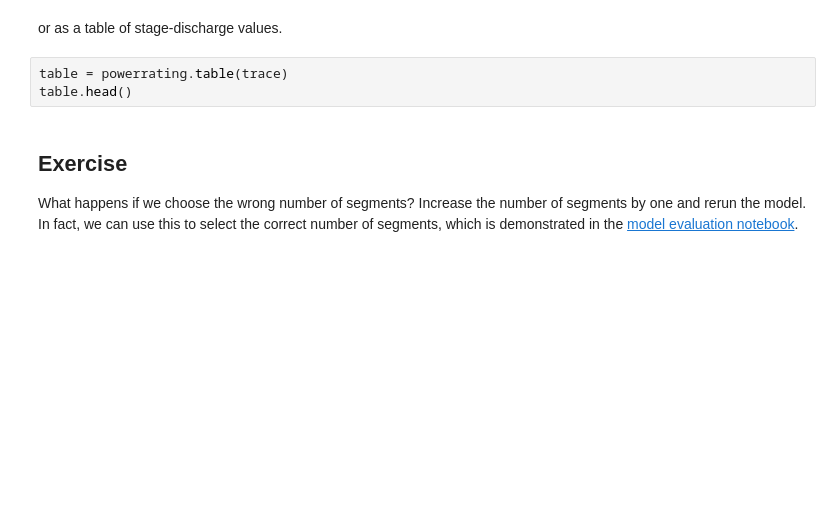
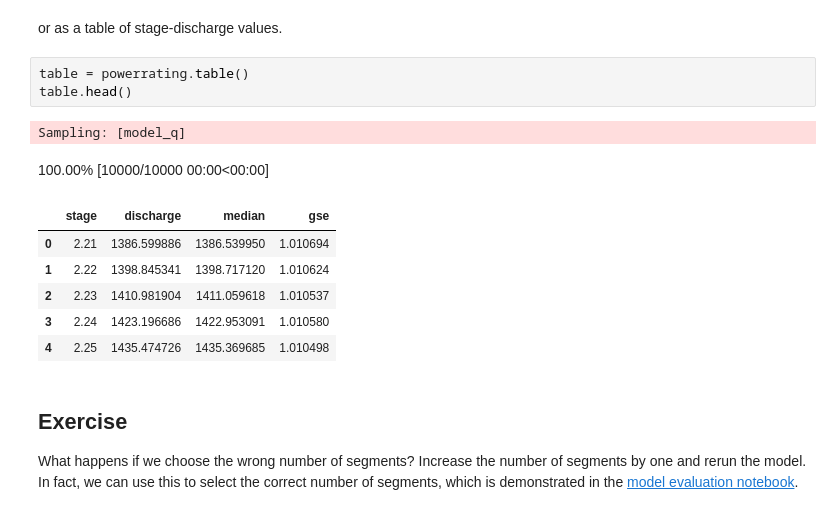
Before and after one commit to thodson-usgs/ratingcurve, a Jupyter notebook: docs/notebooks/segmented-power-law-tutorial.ipynb, the cells around one changed output. Drawn from its saved outputs; the diff is of its cells as text; blank space fills up the shorter version.

```diff
--- a/docs/notebooks/segmented-power-law-tutorial.ipynb
+++ b/docs/notebooks/segmented-power-law-tutorial.ipynb
@@ -54,8 +75,17 @@ powerrating.plot()
 # %% [markdown]
 or as a table of stage-discharge values.
 # %%
-table = powerrating.table(trace)
+table = powerrating.table()
 table.head()
+# %% [output]
+Sampling: [model_q]
+100.00% [10000/10000 00:00<00:00]
+|  | stage | discharge | median | gse |
+| 0 | 2.21 | 1386.599886 | 1386.539950 | 1.010694 |
+| 1 | 2.22 | 1398.845341 | 1398.717120 | 1.010624 |
+| 2 | 2.23 | 1410.981904 | 1411.059618 | 1.010537 |
+| 3 | 2.24 | 1423.196686 | 1422.953091 | 1.010580 |
+| 4 | 2.25 | 1435.474726 | 1435.369685 | 1.010498 |
 # %% [markdown]
 ## Exercise
 What happens if we choose the wrong number of segments?
```
Also changed, not shown: parts of 9 cells of this notebook, 2 other files.
